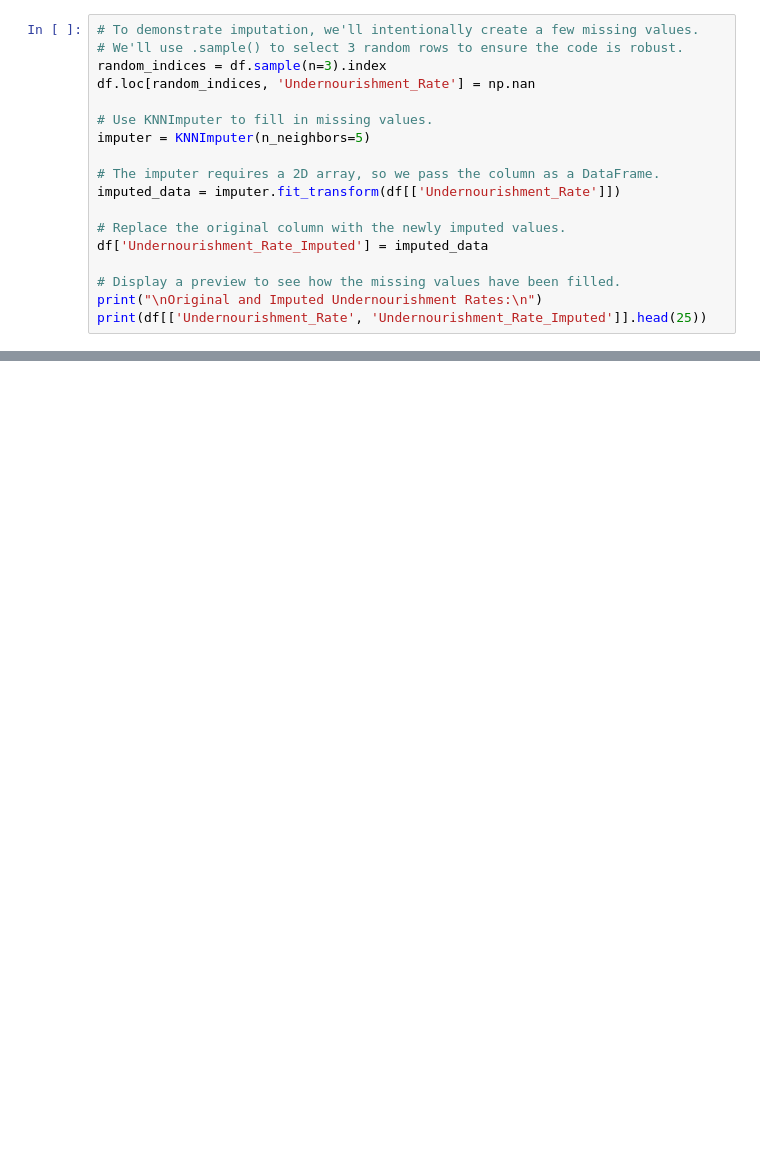
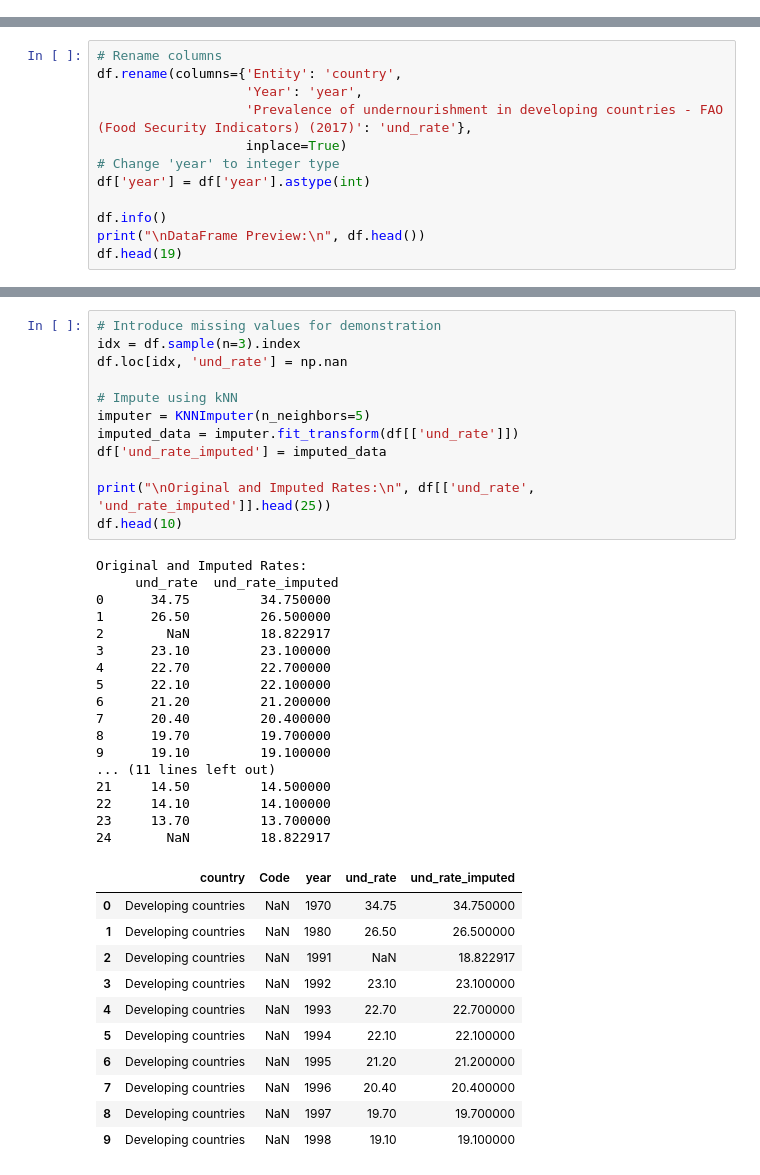
Before and after one commit to Manarsenic/EDA, a Jupyter notebook: EDA_PROJECT.ipynb, the cells around one changed output, grey strips where cells are left out. Saved outputs shown, nothing was run; the diff lists cells and outputs as text; blank space fills up the shorter version.

```diff
--- a/EDA_PROJECT.ipynb
+++ b/EDA_PROJECT.ipynb
@@ -102,18 +2,0 @@ dtypes: float64(2), int64(1), object(1)
-# %%
-# To demonstrate imputation, we'll intentionally create a few missing values.
-# We'll use .sample() to select 3 random rows to ensure the code is robust.
-random_indices = df.sample(n=3).index
-df.loc[random_indices, 'Undernourishment_Rate'] = np.nan
-
-# Use KNNImputer to fill in missing values.
-imputer = KNNImputer(n_neighbors=5)
-
-# The imputer requires a 2D array, so we pass the column as a DataFrame.
-imputed_data = imputer.fit_transform(df[['Undernourishment_Rate']])
-
-# Replace the original column with the newly imputed values.
-df['Undernourishment_Rate_Imputed'] = imputed_data
-
-# Display a preview to see how the missing values have been filled.
-print("\nOriginal and Imputed Undernourishment Rates:\n")
-print(df[['Undernourishment_Rate', 'Undernourishment_Rate_Imputed']].head(25))
@@ -209,0 +47,12 @@ IndexError: index 0 is out of bounds for axis 0 with size 0
+# %%
+# Rename columns
+df.rename(columns={'Entity': 'country',
+                   'Year': 'year',
+                   'Prevalence of undernourishment in developing countries - FAO (Food Security Indicators) (2017)': 'und_rate'},
+                   inplace=True)
+# Change 'year' to integer type
+df['year'] = df['year'].astype(int)
+
+df.info()
+print("\nDataFrame Preview:\n", df.head())
+df.head(19)
@@ -209,0 +96,41 @@ IndexError: index 0 is out of bounds for axis 0 with size 0
+# %%
+# Introduce missing values for demonstration
+idx = df.sample(n=3).index
+df.loc[idx, 'und_rate'] = np.nan
+
+# Impute using kNN
+imputer = KNNImputer(n_neighbors=5)
+imputed_data = imputer.fit_transform(df[['und_rate']])
+df['und_rate_imputed'] = imputed_data
+
+print("\nOriginal and Imputed Rates:\n", df[['und_rate', 'und_rate_imputed']].head(25))
+df.head(10)
+# %% [output]
+Original and Imputed Rates:
+     und_rate  und_rate_imputed
+0      34.75         34.750000
+1      26.50         26.500000
+2        NaN         18.822917
+3      23.10         23.100000
+4      22.70         22.700000
+5      22.10         22.100000
+6      21.20         21.200000
+7      20.40         20.400000
+8      19.70         19.700000
+9      19.10         19.100000
+... (11 lines left out)
+21     14.50         14.500000
+22     14.10         14.100000
+23     13.70         13.700000
+24       NaN         18.822917
+|  | country | Code | year | und_rate | und_rate_imputed |
+| 0 | Developing countries | NaN | 1970 | 34.75 | 34.750000 |
+| 1 | Developing countries | NaN | 1980 | 26.50 | 26.500000 |
+| 2 | Developing countries | NaN | 1991 | NaN | 18.822917 |
+| 3 | Developing countries | NaN | 1992 | 23.10 | 23.100000 |
+| 4 | Developing countries | NaN | 1993 | 22.70 | 22.700000 |
+| 5 | Developing countries | NaN | 1994 | 22.10 | 22.100000 |
+| 6 | Developing countries | NaN | 1995 | 21.20 | 21.200000 |
+| 7 | Developing countries | NaN | 1996 | 20.40 | 20.400000 |
+| 8 | Developing countries | NaN | 1997 | 19.70 | 19.700000 |
+| 9 | Developing countries | NaN | 1998 | 19.10 | 19.100000 |
```
Also changed, not shown: parts of 11 cells of this notebook.
